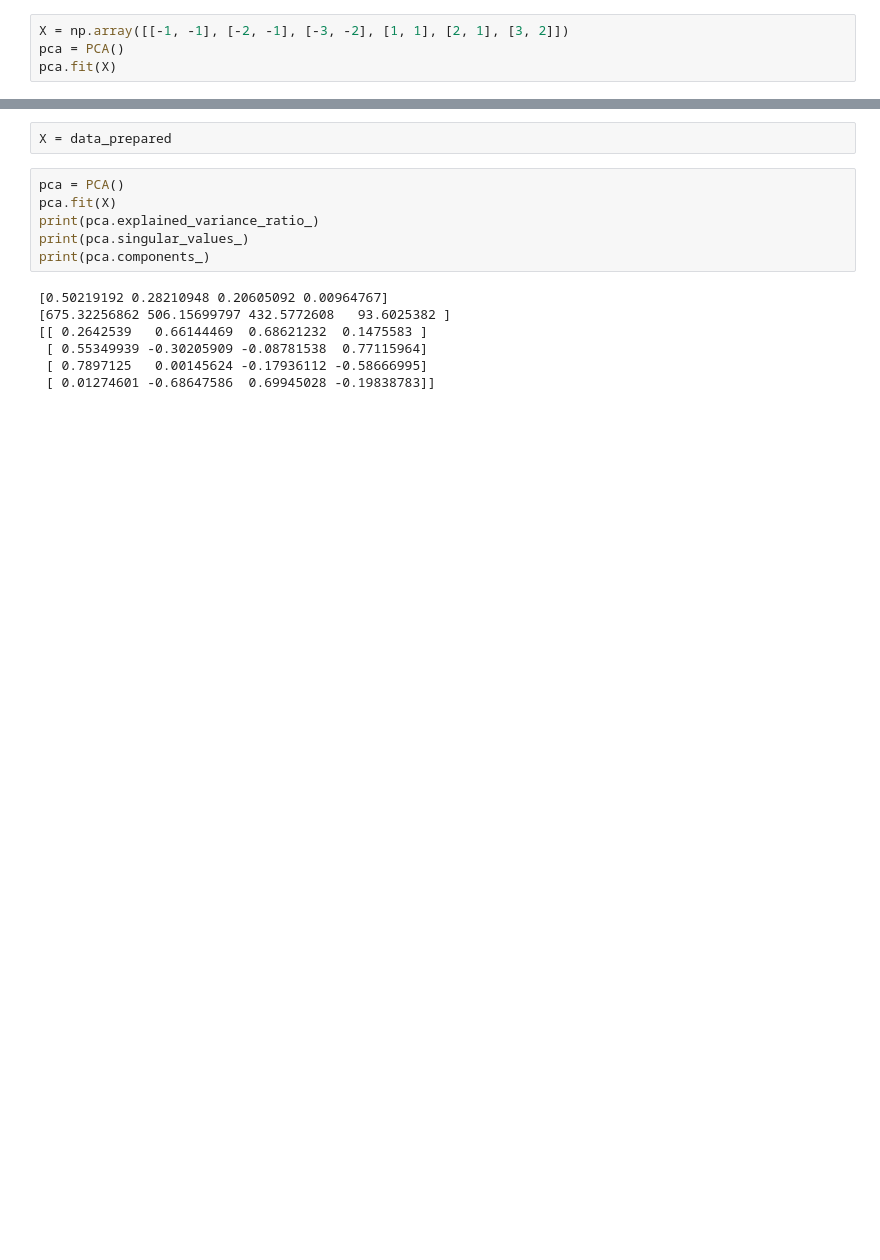
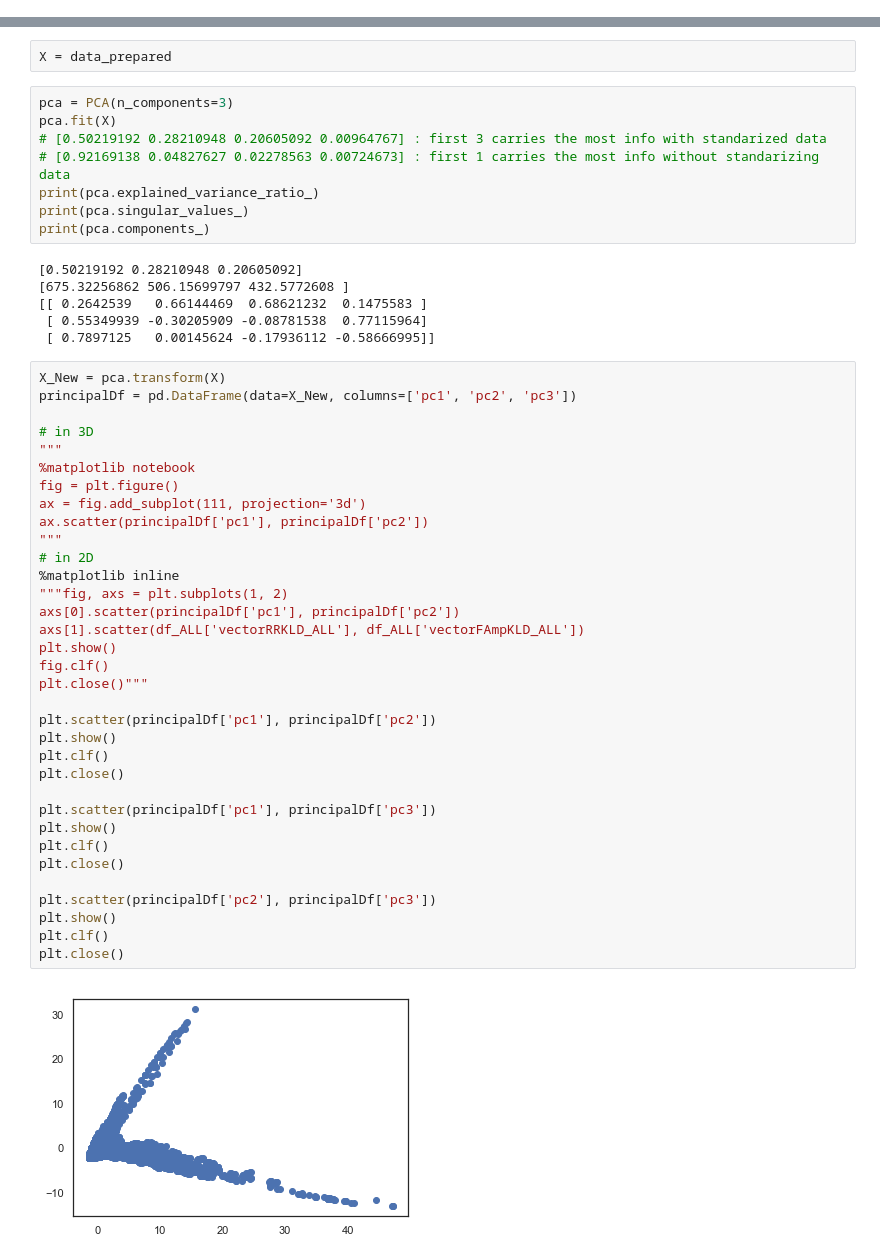
Before and after one commit to valeporti/stg_ete, a Jupyter notebook: test_1.ipynb, the cells around one changed output, grey strips where cells are left out. Saved outputs shown, nothing was run; the diff lists cells and outputs as text; blank space fills up the shorter version.

```diff
--- a/test_1.ipynb
+++ b/test_1.ipynb
@@ -299,7 +301,3 @@ corrm
 df_ALL.shape
 # %% [output]
 (227035, 4)
-# %%
-X = np.array([[-1, -1], [-2, -1], [-3, -2], [1, 1], [2, 1], [3, 2]])
-pca = PCA()
-pca.fit(X)
@@ -356,15 +367,52 @@ array([[ 0.89045148,  0.02876777, -0.5575355 , -2.50784211],
 # %%
 X = data_prepared
-# %%
-pca = PCA()
-pca.fit(X)
-print(pca.explained_variance_ratio_)
-print(pca.singular_values_)
-print(pca.components_)
-# %% [output]
-[0.50219192 0.28210948 0.20605092 0.00964767]
-[675.32256862 506.15699797 432.5772608   93.6025382 ]
-[[ 0.2642539   0.66144469  0.68621232  0.1475583 ]
- [ 0.55349939 -0.30205909 -0.08781538  0.77115964]
- [ 0.7897125   0.00145624 -0.17936112 -0.58666995]
- [ 0.01274601 -0.68647586  0.69945028 -0.19838783]]
+# %%
+pca = PCA(n_components=3)
+pca.fit(X)
+# [0.50219192 0.28210948 0.20605092 0.00964767] : first 3 carries the most info with standarized data
+# [0.92169138 0.04827627 0.02278563 0.00724673] : first 1 carries the most info without standarizing data
+print(pca.explained_variance_ratio_)
+print(pca.singular_values_)
+print(pca.components_)
+# %% [output]
+[0.50219192 0.28210948 0.20605092]
+[675.32256862 506.15699797 432.5772608 ]
+[[ 0.2642539   0.66144469  0.68621232  0.1475583 ]
+ [ 0.55349939 -0.30205909 -0.08781538  0.77115964]
+ [ 0.7897125   0.00145624 -0.17936112 -0.58666995]]
+# %%
+X_New = pca.transform(X)
+principalDf = pd.DataFrame(data=X_New, columns=['pc1', 'pc2', 'pc3'])
+
+# in 3D
+"""
+%matplotlib notebook
+fig = plt.figure()
+ax = fig.add_subplot(111, projection='3d')
+ax.scatter(principalDf['pc1'], principalDf['pc2'])
+"""
+# in 2D
+%matplotlib inline
+"""fig, axs = plt.subplots(1, 2)
+axs[0].scatter(principalDf['pc1'], principalDf['pc2'])
+axs[1].scatter(df_ALL['vectorRRKLD_ALL'], df_ALL['vectorFAmpKLD_ALL'])
+plt.show()
+fig.clf()
+plt.close()"""
+
+plt.scatter(principalDf['pc1'], principalDf['pc2'])
+plt.show()
+plt.clf()
+plt.close()
+
+plt.scatter(principalDf['pc1'], principalDf['pc3'])
+plt.show()
+plt.clf()
+plt.close()
+
+plt.scatter(principalDf['pc2'], principalDf['pc3'])
+plt.show()
+plt.clf()
+plt.close()
+# %% [output]
+[figure, added]
```
Also changed, not shown: parts of 15 cells of this notebook.
